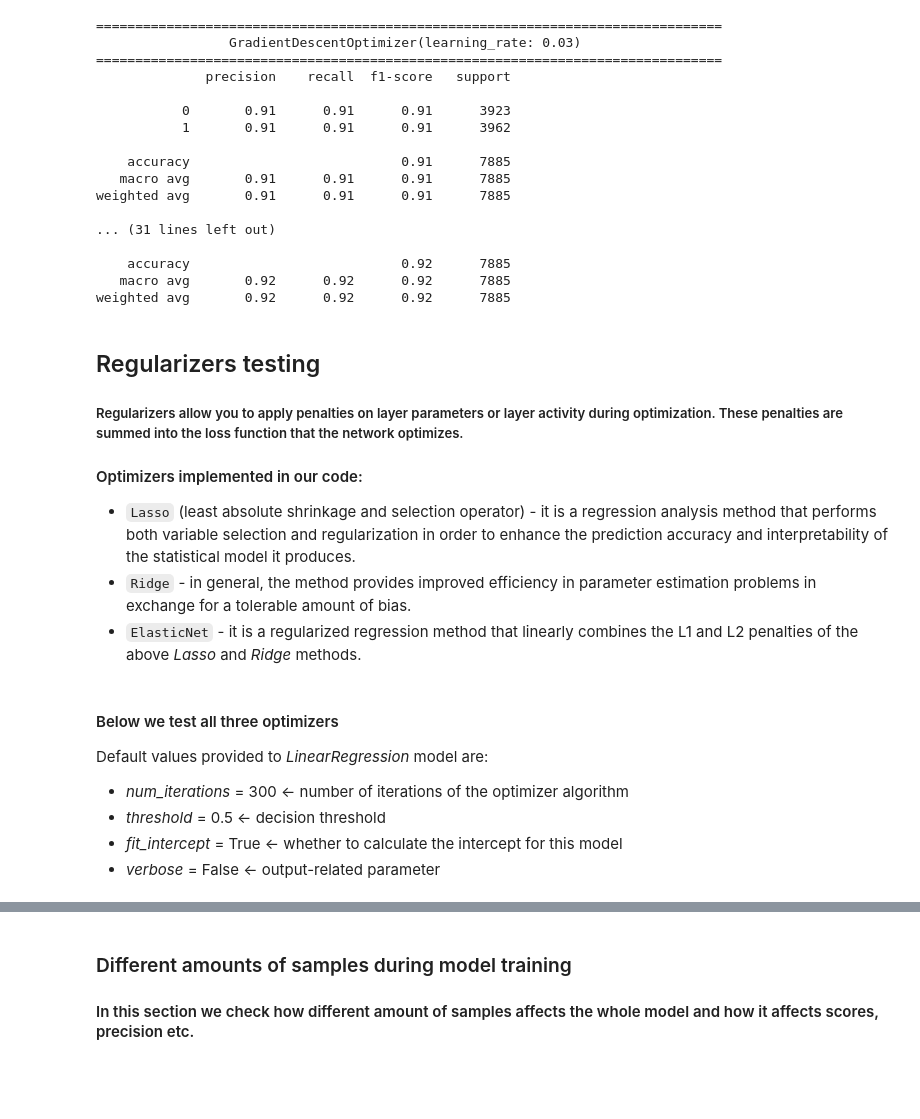
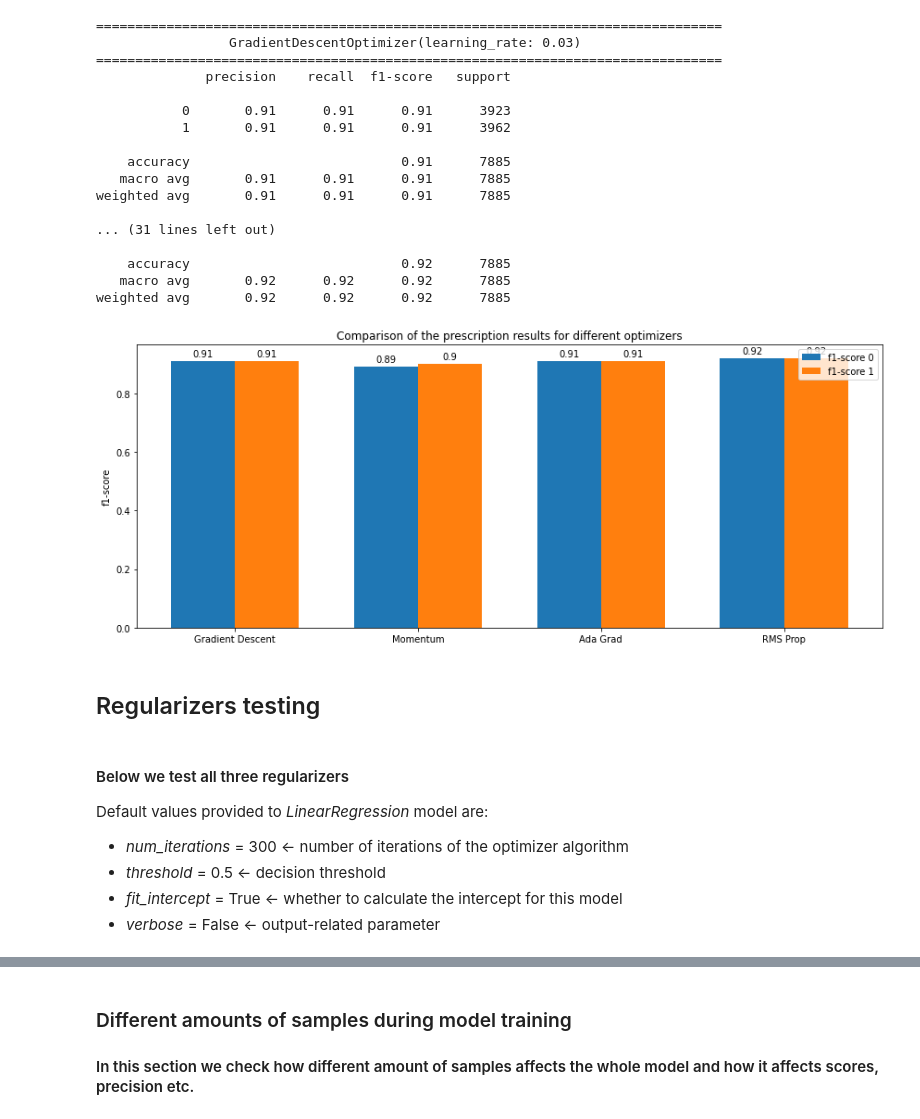
Before and after one commit to sekcja-memow/logistics-regression, a Jupyter notebook: src/prime_numbers.ipynb, the cells around one changed output, grey strips where cells are left out. Cells and saved outputs as stored; diff of their text form; code cells hidden in the pictures; blank space fills up the shorter version.

```diff
--- a/src/prime_numbers.ipynb
+++ b/src/prime_numbers.ipynb
@@ -208,3 +194,40 @@ y_train = y_train_raw[:num_of_samples]
+# %%
+def display_comparison(report , labels, metric = 'precision'):
+
+    precision_0 = [round(report['0'][metric],2) for report in report]
+    precision_1 = [round(report['1'][metric],2) for report in report]
+
+    x = np.arange(len(report))  # the label locations
+    width = 0.35  # the width of the bars
+
+    fig, ax = plt.subplots(figsize=(12, 5))
+
+    rects1 = ax.bar(x - width/2 , precision_0, width, label=f'{metric} 0')
+    rects2 = ax.bar(x + width/2, precision_1, width, label=f'{metric} 1')
+
+    ax.set_ylabel(metric)
+    ax.set_title('Comparison of the prescription results for different optimizers')
+    ax.set_xticks(x)
+    ax.set_xticklabels(labels)
+    ax.legend()
+
+
+    def autolabel(rects):
+        for rect in rects:
+            height = rect.get_height()
+            ax.annotate('{}'.format(height),
+                        xy=(rect.get_x() + rect.get_width() / 2, height),
+                        xytext=(0, 3),  # 3 points vertical offset
+                        textcoords="offset points",
+                        ha='center', va='bottom')
+
+
+    autolabel(rects1)
+    autolabel(rects2)
+
+    fig.tight_layout()
+
+    plt.show()
 # %% [markdown]
 ## Default model efficienty
 
@@ -241,6 +258,8 @@ optimizers = [
 ]
 # %%
 # regularizer=RidgeRegularizer(), num_iterations=300, threshold=0.5, fit_intercept=True, verbose=False
+
+optimizers_report = []
 
 for optimizer in optimizers:
     model = LogisticRegression(optimizer = optimizer)
@@ -250,6 +269,7 @@ for optimizer in optimizers:
     print(str(optimizer).center(80, ' '))
     print("="*80)
     print(classification_report(y_test, y_pred))
+    optimizers_report.append(classification_report(y_test, y_pred, output_dict = True))
 # %% [output]
 ================================================================================
                  GradientDescentOptimizer(learning_rate: 0.03)
@@ -268,15 +288,13 @@ weighted avg       0.91      0.91      0.91      7885
     accuracy                           0.92      7885
    macro avg       0.92      0.92      0.92      7885
 weighted avg       0.92      0.92      0.92      7885
-# %% [markdown]
-## Regularizers testing
-
-##### Regularizers allow you to apply penalties on layer parameters or layer activity during optimization. These penalties are summed into the loss function that the network optimizes.
-
-#### Optimizers implemented in our code:
-- `Lasso` (least absolute shrinkage and selection operator) - it is a regression analysis method that performs both variable selection and regularization in order to enhance the prediction accuracy and interpretability of the statistical model it produces.
-- `Ridge` - in general, the method provides improved efficiency in parameter estimation problems in exchange for a tolerable amount of bias.
-- `ElasticNet` - it is a regularized regression method that linearly combines the L1 and L2 penalties of the above *Lasso* and *Ridge* methods.
+# %%
+labels = ['Gradient Descent', 'Momentum', 'Ada Grad', 'RMS Prop']
+display_comparison(optimizers_report, labels, 'f1-score')
+# %% [output]
+[figure, added]
+# %% [markdown]
+## Regularizers testing
 # %%
 # appending all regularizers to check their efficiency
 
@@ -286,7 +304,7 @@ regularizers = [
     ElasticNetRegularizer()
 ]
 # %% [markdown]
-#### Below we test all three optimizers
+#### Below we test all three regularizers
 
 Default values provided to *LinearRegression* model are:
 - *num_iterations* = 300 <- number of iterations of the optimizer algorithm
```
Also changed, not shown: parts of 18 cells of this notebook.
